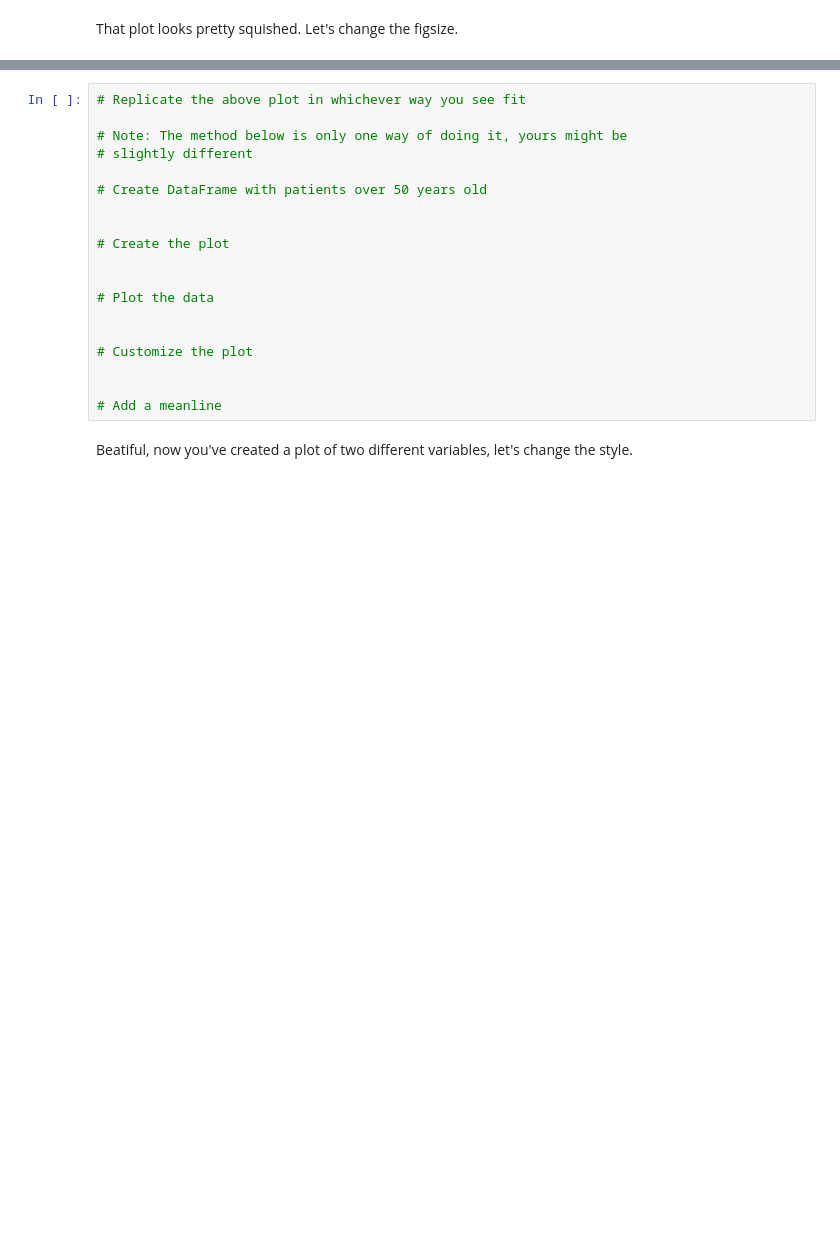
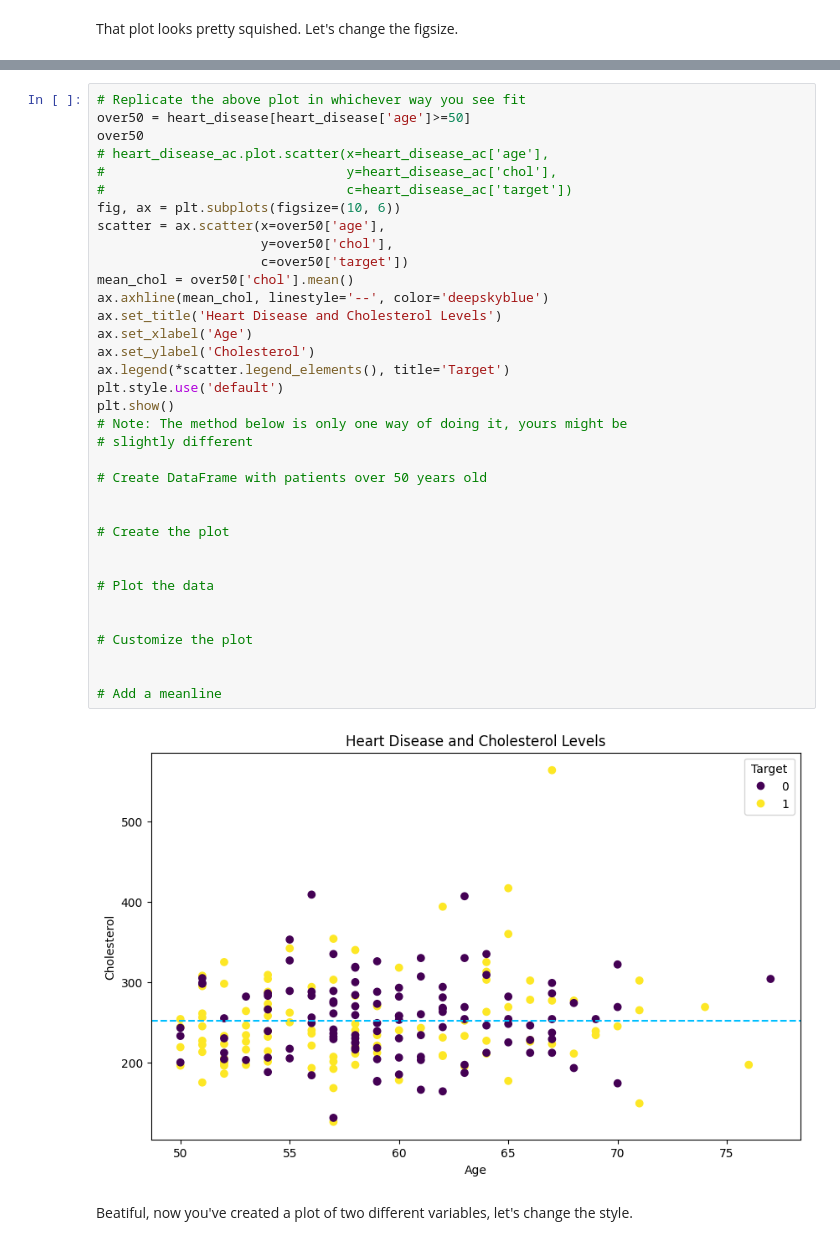
Before and after one commit to AlexLiang230410/ML_Sample_Project, a Jupyter notebook: matplotlib-exercises.ipynb, the cells around one changed output, grey strips where cells are left out. Cells and saved outputs as stored; diff of their text form; blank space fills up the shorter version.

```diff
--- a/matplotlib-exercises.ipynb
+++ b/matplotlib-exercises.ipynb
@@ -377,22 +416,40 @@ For this next challenge, we're going to be replicating the following plot:
 # %%
 # Replicate the above plot in whichever way you see fit
-
+over50 = heart_disease[heart_disease['age']>=50]
+over50
+# heart_disease_ac.plot.scatter(x=heart_disease_ac['age'],
+#                               y=heart_disease_ac['chol'],
+#                               c=heart_disease_ac['target'])
+fig, ax = plt.subplots(figsize=(10, 6))
+scatter = ax.scatter(x=over50['age'],
+                     y=over50['chol'],
+                     c=over50['target'])
+mean_chol = over50['chol'].mean()
+ax.axhline(mean_chol, linestyle='--', color='deepskyblue')
+ax.set_title('Heart Disease and Cholesterol Levels')
+ax.set_xlabel('Age')
+ax.set_ylabel('Cholesterol')
+ax.legend(*scatter.legend_elements(), title='Target')
+plt.style.use('default')
+plt.show()
 # Note: The method below is only one way of doing it, yours might be
 # slightly different
 
 # Create DataFrame with patients over 50 years old
 
 
 # Create the plot
 
 
 # Plot the data
 
 
 # Customize the plot
 
 
 # Add a meanline
+# %% [output]
+[figure, added]
 # %% [markdown]
 Beatiful, now you've created a plot of two different variables, let's change the style.
 # %%
```
Also changed, not shown: parts of 23 cells of this notebook, 2 other files.
